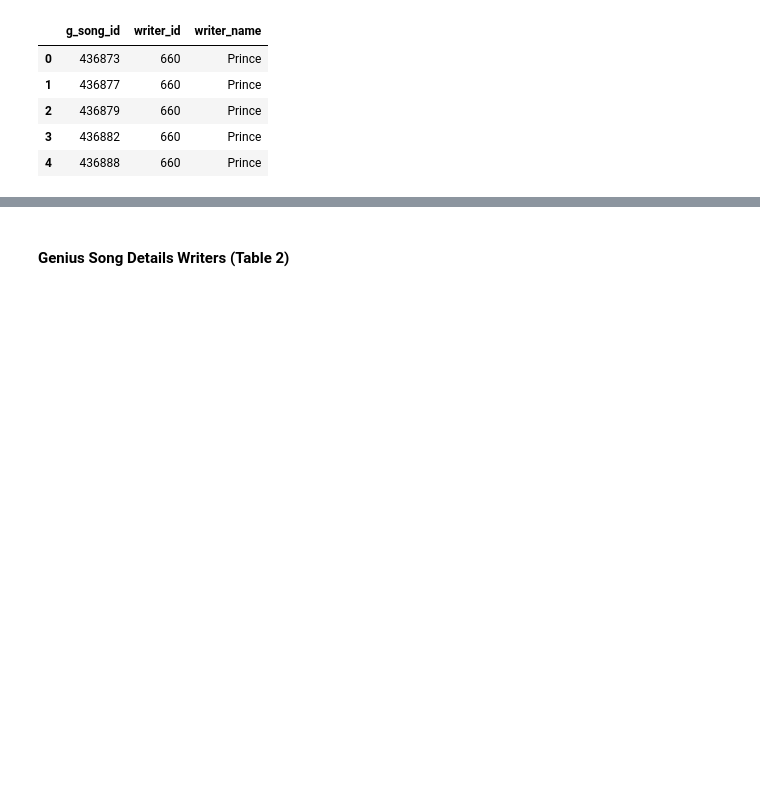
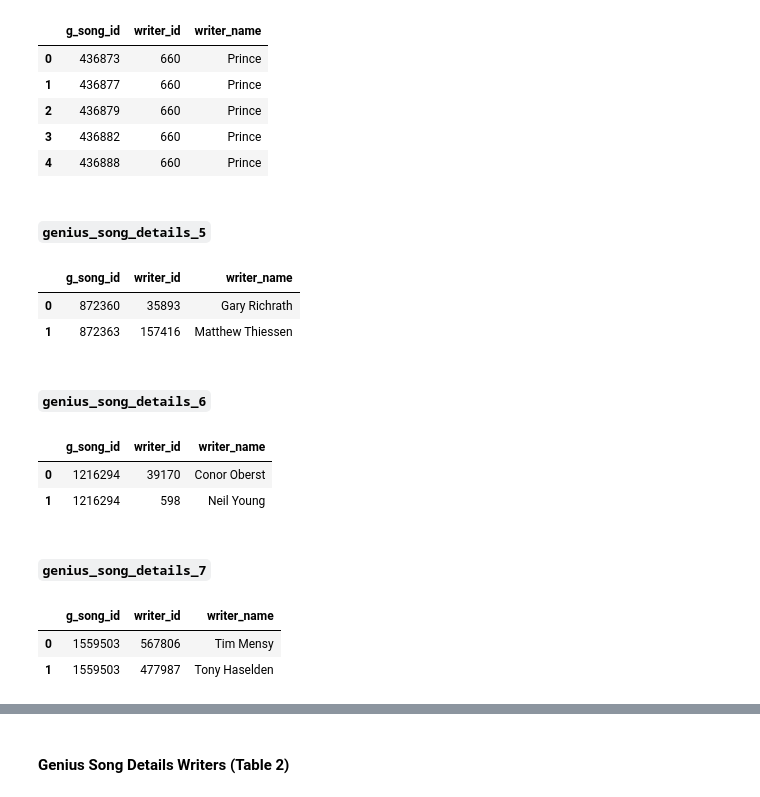
Before and after one commit to jonjohnsontc/songwriter-graph, a Jupyter notebook: notebooks/matching_genius_spotify.ipynb, the cells around one changed output, grey strips where cells are left out. Cells and saved outputs as stored; diff of their text form; code cells hidden in the pictures; blank space fills up the shorter version.

```diff
--- a/notebooks/matching_genius_spotify.ipynb
+++ b/notebooks/matching_genius_spotify.ipynb
@@ -144,3 +151,16 @@ songwriter_df_4.head()
 | 4 | 436888 | 660 | Prince |
 # %%
 songwriter_df_4.to_csv('../data/genius_songwriters_4.csv')
+# %% [markdown]
+##### `genius_song_details_5`
+# %%
+genius_songwriters_5 = songwriters_tolist(genius_song_details_5)
+# %%
+songwriter_df_5 = pd.DataFrame(genius_songwriters_5)
+songwriter_df_5.head(2)
+# %% [output]
+|  | g_song_id | writer_id | writer_name |
+| 0 | 872360 | 35893 | Gary Richrath |
+| 1 | 872363 | 157416 | Matthew Thiessen |
+# %% [markdown]
+##### `genius_song_details_6`
@@ -146,0 +169,9 @@ songwriter_df_4.to_csv('../data/genius_songwriters_4.csv')
+# %%
+songwriter_df_6 = pd.DataFrame(genius_songwriters_6)
+songwriter_df_6.head(2)
+# %% [output]
+|  | g_song_id | writer_id | writer_name |
+| 0 | 1216294 | 39170 | Conor Oberst |
+| 1 | 1216294 | 598 | Neil Young |
+# %% [markdown]
+##### `genius_song_details_7`
@@ -146,0 +182,6 @@ songwriter_df_4.to_csv('../data/genius_songwriters_4.csv')
+# %%
+songwriter_df_7.head(2)
+# %% [output]
+|  | g_song_id | writer_id | writer_name |
+| 0 | 1559503 | 567806 | Tim Mensy |
+| 1 | 1559503 | 477987 | Tony Haselden |
```
Also changed, not shown: parts of 77 cells of this notebook, 10 other files.
